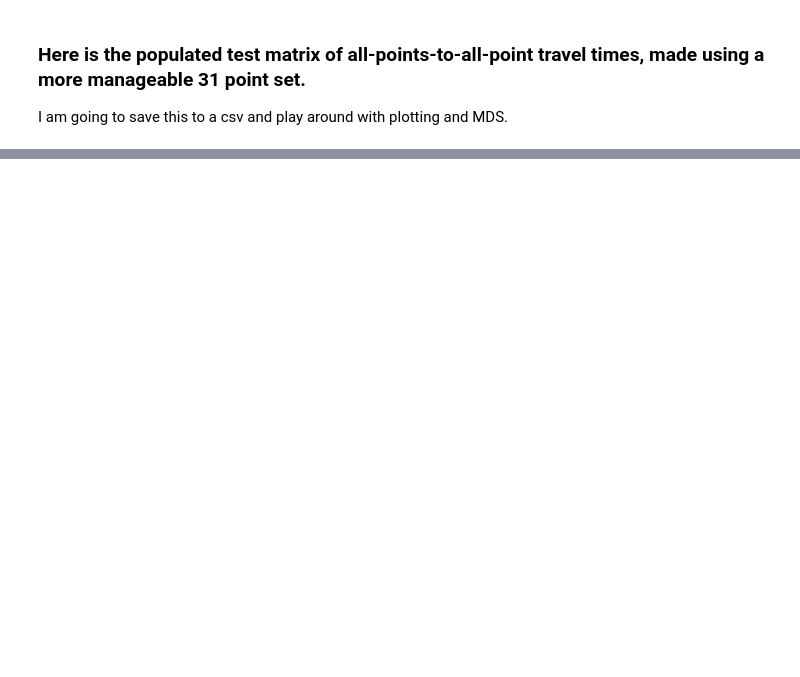
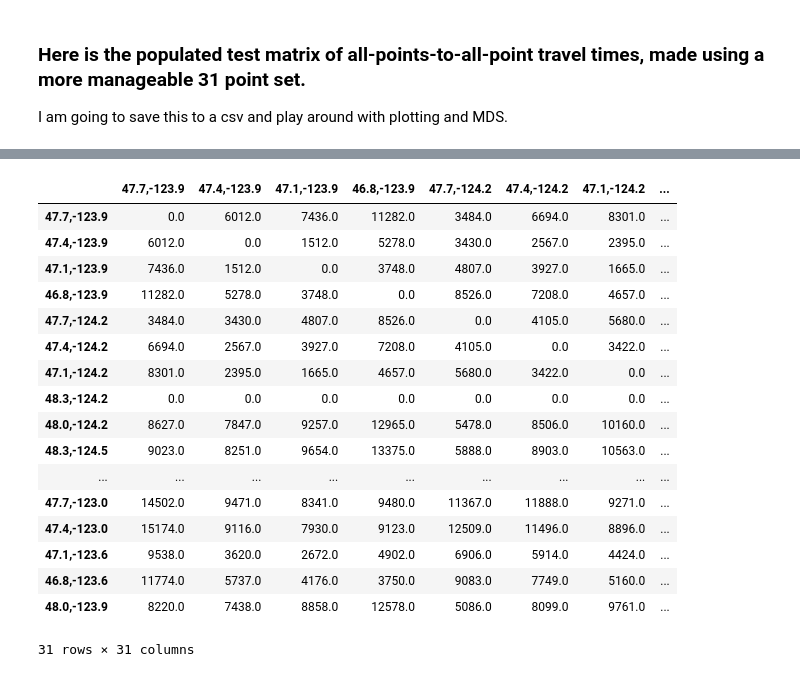
Before and after one commit to AustinJennings/Capstone, a Jupyter notebook: Notebooks/Testing Grids.ipynb, the cells around one changed output, grey strips where cells are left out. Saved outputs shown, nothing was run; the diff lists cells and outputs as text; code cells hidden in the pictures; blank space fills up the shorter version.

```diff
--- a/Notebooks/Testing Grids.ipynb
+++ b/Notebooks/Testing Grids.ipynb
@@ -186,0 +245,23 @@ dfmatrix
+# %%
+matrix = pd.read_csv('dfmatrix.csv', sep=',',header=0, index_col=0)
+matrix=matrix.fillna(0)
+matrix
+# %% [output]
+|  | 47.7,-123.9 | 47.4,-123.9 | 47.1,-123.9 | 46.8,-123.9 | 47.7,-124.2 | 47.4,-124.2 | 47.1,-124.2 | ... |
+| 47.7,-123.9 | 0.0 | 6012.0 | 7436.0 | 11282.0 | 3484.0 | 6694.0 | 8301.0 | ... |
+| 47.4,-123.9 | 6012.0 | 0.0 | 1512.0 | 5278.0 | 3430.0 | 2567.0 | 2395.0 | ... |
+| 47.1,-123.9 | 7436.0 | 1512.0 | 0.0 | 3748.0 | 4807.0 | 3927.0 | 1665.0 | ... |
+| 46.8,-123.9 | 11282.0 | 5278.0 | 3748.0 | 0.0 | 8526.0 | 7208.0 | 4657.0 | ... |
+| 47.7,-124.2 | 3484.0 | 3430.0 | 4807.0 | 8526.0 | 0.0 | 4105.0 | 5680.0 | ... |
+| 47.4,-124.2 | 6694.0 | 2567.0 | 3927.0 | 7208.0 | 4105.0 | 0.0 | 3422.0 | ... |
+| 47.1,-124.2 | 8301.0 | 2395.0 | 1665.0 | 4657.0 | 5680.0 | 3422.0 | 0.0 | ... |
+| 48.3,-124.2 | 0.0 | 0.0 | 0.0 | 0.0 | 0.0 | 0.0 | 0.0 | ... |
+| 48.0,-124.2 | 8627.0 | 7847.0 | 9257.0 | 12965.0 | 5478.0 | 8506.0 | 10160.0 | ... |
+| 48.3,-124.5 | 9023.0 | 8251.0 | 9654.0 | 13375.0 | 5888.0 | 8903.0 | 10563.0 | ... |
+| ... | ... | ... | ... | ... | ... | ... | ... | ... |
+| 47.7,-123.0 | 14502.0 | 9471.0 | 8341.0 | 9480.0 | 11367.0 | 11888.0 | 9271.0 | ... |
+| 47.4,-123.0 | 15174.0 | 9116.0 | 7930.0 | 9123.0 | 12509.0 | 11496.0 | 8896.0 | ... |
+| 47.1,-123.6 | 9538.0 | 3620.0 | 2672.0 | 4902.0 | 6906.0 | 5914.0 | 4424.0 | ... |
+| 46.8,-123.6 | 11774.0 | 5737.0 | 4176.0 | 3750.0 | 9083.0 | 7749.0 | 5160.0 | ... |
+| 48.0,-123.9 | 8220.0 | 7438.0 | 8858.0 | 12578.0 | 5086.0 | 8099.0 | 9761.0 | ... |
+31 rows × 31 columns
```
Also changed, not shown: parts of 9 cells of this notebook, 3 other files.
